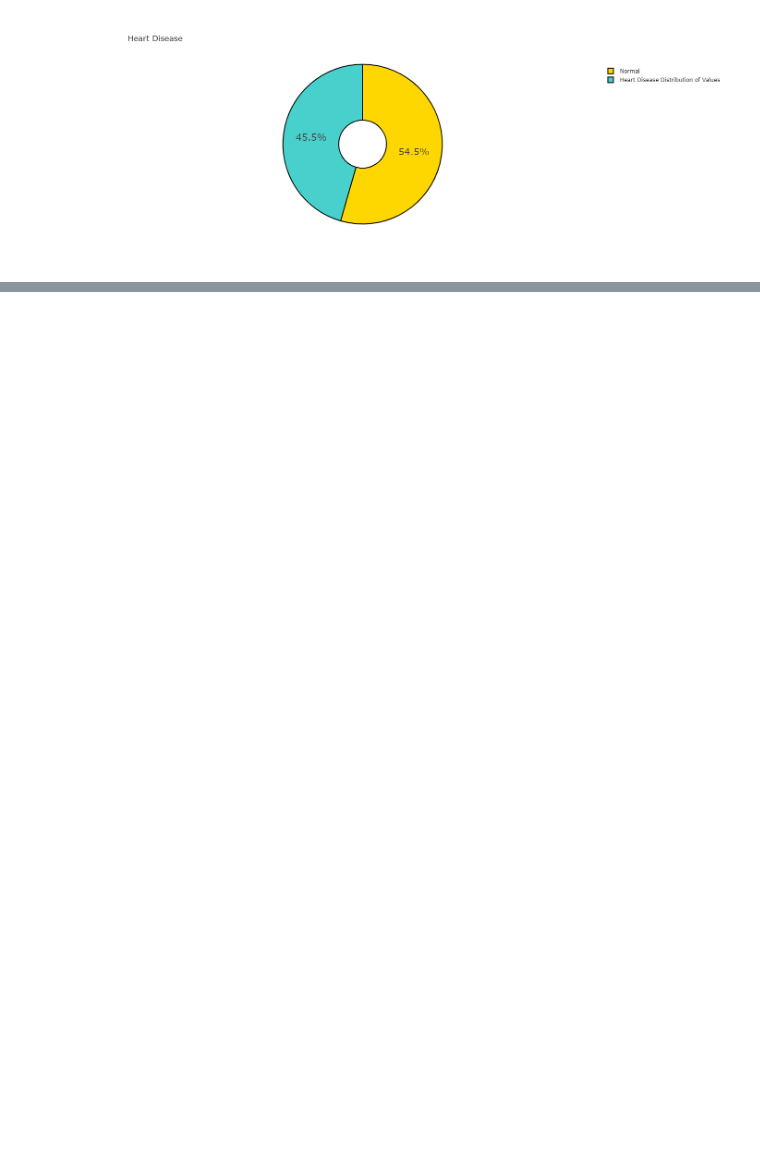
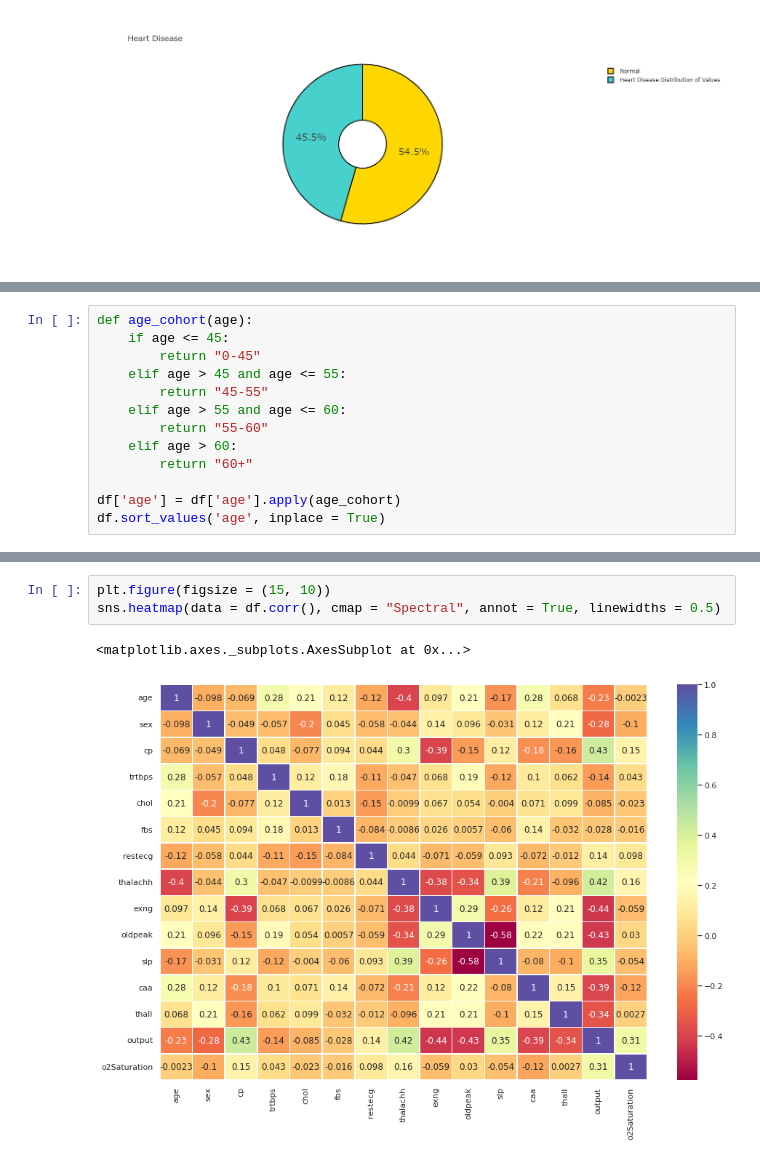
Before and after one commit to phycem/Data-Science-Projects-and-Tasks, a Jupyter notebook: Heart_Disease_Prediction.ipynb, the cells around one changed output, grey strips where cells are left out. Cells and saved outputs as stored; diff of their text form; blank space fills up the shorter version.

```diff
--- a/Heart_Disease_Prediction.ipynb
+++ b/Heart_Disease_Prediction.ipynb
@@ -200,0 +385,13 @@ fig0.show()
+# %%
+def age_cohort(age):
+    if age <= 45:
+        return "0-45"
+    elif age > 45 and age <= 55:
+        return "45-55"
+    elif age > 55 and age <= 60:
+        return "55-60"
+    elif age > 60:
+        return "60+"
+
+df['age'] = df['age'].apply(age_cohort)
+df.sort_values('age', inplace = True)
@@ -200,0 +453,6 @@ fig0.show()
+# %%
+plt.figure(figsize = (15, 10))
+sns.heatmap(data = df.corr(), cmap = "Spectral", annot = True, linewidths = 0.5)
+# %% [output]
+<matplotlib.axes._subplots.AxesSubplot at 0x...>
+[figure, added]
```
Also changed, not shown: parts of 200 cells of this notebook.
